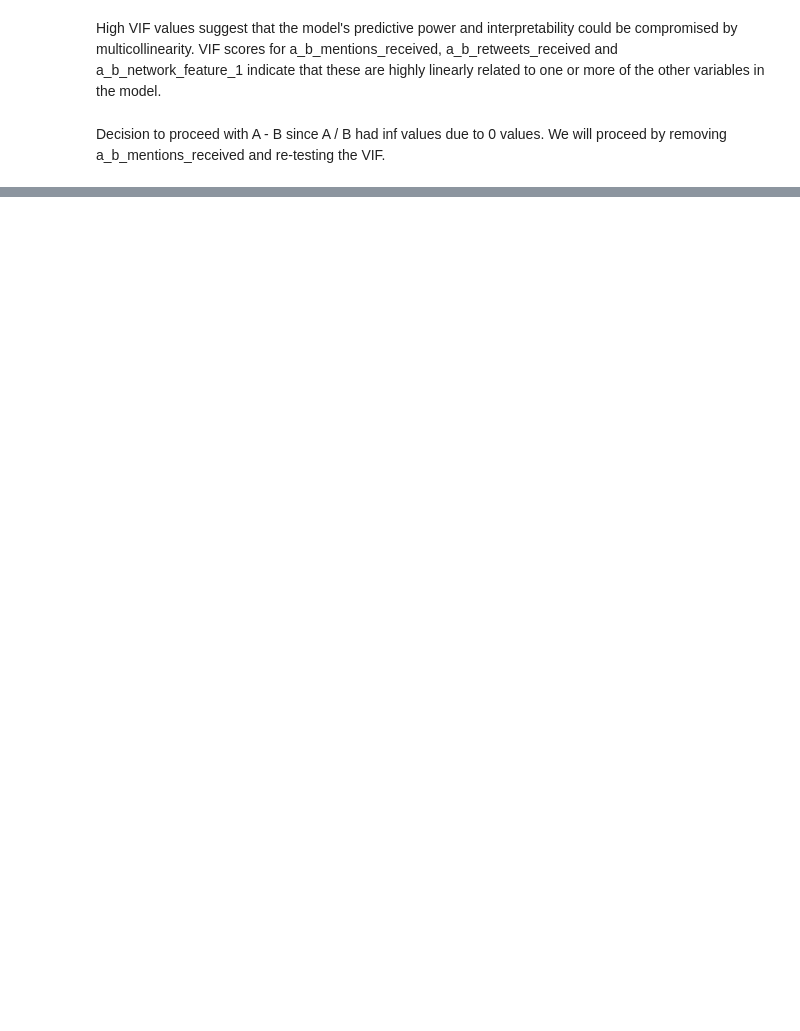
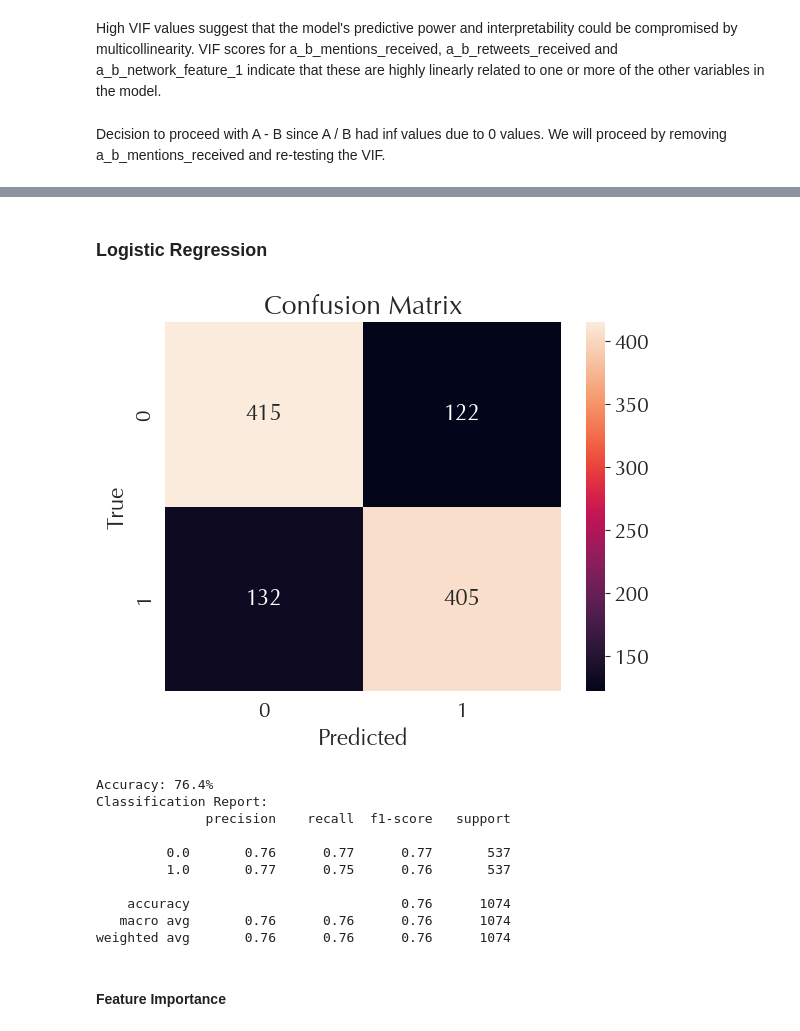
Before and after one commit to ItIsIvyLou/Social-Media-Analysis-Project, a Jupyter notebook: Group Assignment/code_kn.ipynb, the cells around one changed output, grey strips where cells are left out. Cells and saved outputs as stored; diff of their text form; code cells hidden in the pictures; blank space fills up the shorter version.

```diff
--- a/Group Assignment/code_kn.ipynb
+++ b/Group Assignment/code_kn.ipynb
@@ -505,0 +537,62 @@ df_comments.head()
+# %%
+from sklearn.model_selection import train_test_split
+
+# First split: Separate out a test set
+X_train_val, X_test, y_train_val, y_test = train_test_split(X, y, test_size=0.2, random_state=42)
+
+# Second split: Split the remaining data into training and validation sets
+X_train, X_val, y_train, y_val = train_test_split(X_train_val, y_train_val, test_size=0.25, random_state=42)
+# %%
+from sklearn.preprocessing import StandardScaler
+
+# Initialize the scaler
+scaler = StandardScaler()
+
+# Fit the scaler on the training data
+scaler.fit(X_train)
+
+# Transform both the training and test data
+X_train_scaled = scaler.transform(X_train)
+# %% [markdown]
+### Logistic Regression
+# %%
+from sklearn.linear_model import LogisticRegression
+from sklearn.metrics import accuracy_score, confusion_matrix, classification_report
+
+# Initialize the model
+lr = LogisticRegression()
+
+# Fit the model on the training data
+lr.fit(X_train_scaled, y_train)
+
+# Make predictions on the test set
+y_pred = lr.predict(X_test)
+
+# Evaluate the model
+accuracy_lr = accuracy_score(y_test, y_pred)
+conf_matrix_lr = confusion_matrix(y_test, y_pred)
+class_report_lr = classification_report(y_test, y_pred)
+
+sns.heatmap(conf_matrix_lr, annot=True, fmt="d")
+plt.title('Confusion Matrix')
+plt.xlabel('Predicted')
+plt.ylabel('True')
+plt.show()
+
+print(f"Accuracy: {accuracy_lr*100:.1f}%")
+print("Classification Report:")
+print(class_report_lr)
+# %% [output]
+[figure, added]
+Accuracy: 76.4%
+Classification Report:
+              precision    recall  f1-score   support
+
+         0.0       0.76      0.77      0.77       537
+         1.0       0.77      0.75      0.76       537
+
+    accuracy                           0.76      1074
+   macro avg       0.76      0.76      0.76      1074
+weighted avg       0.76      0.76      0.76      1074
+# %% [markdown]
+#### Feature Importance
```
Also changed, not shown: parts of 57 cells of this notebook.
